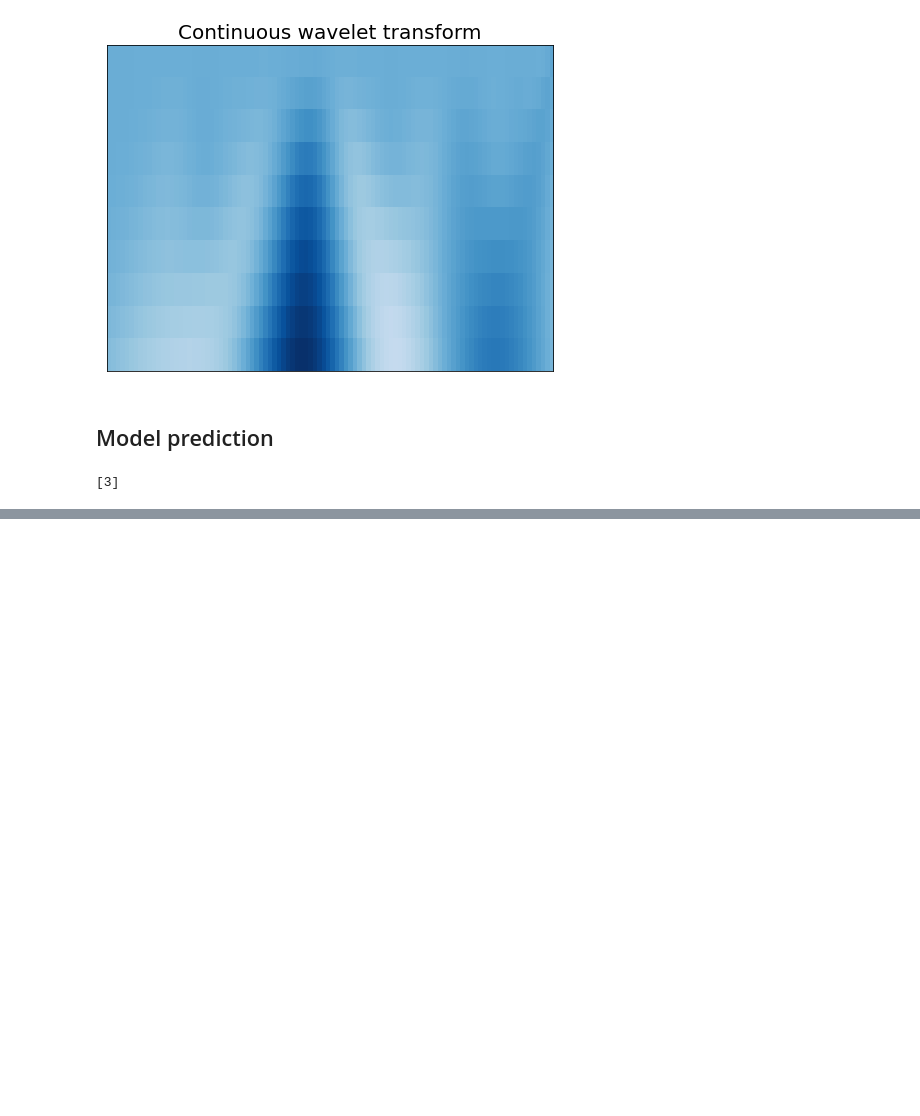
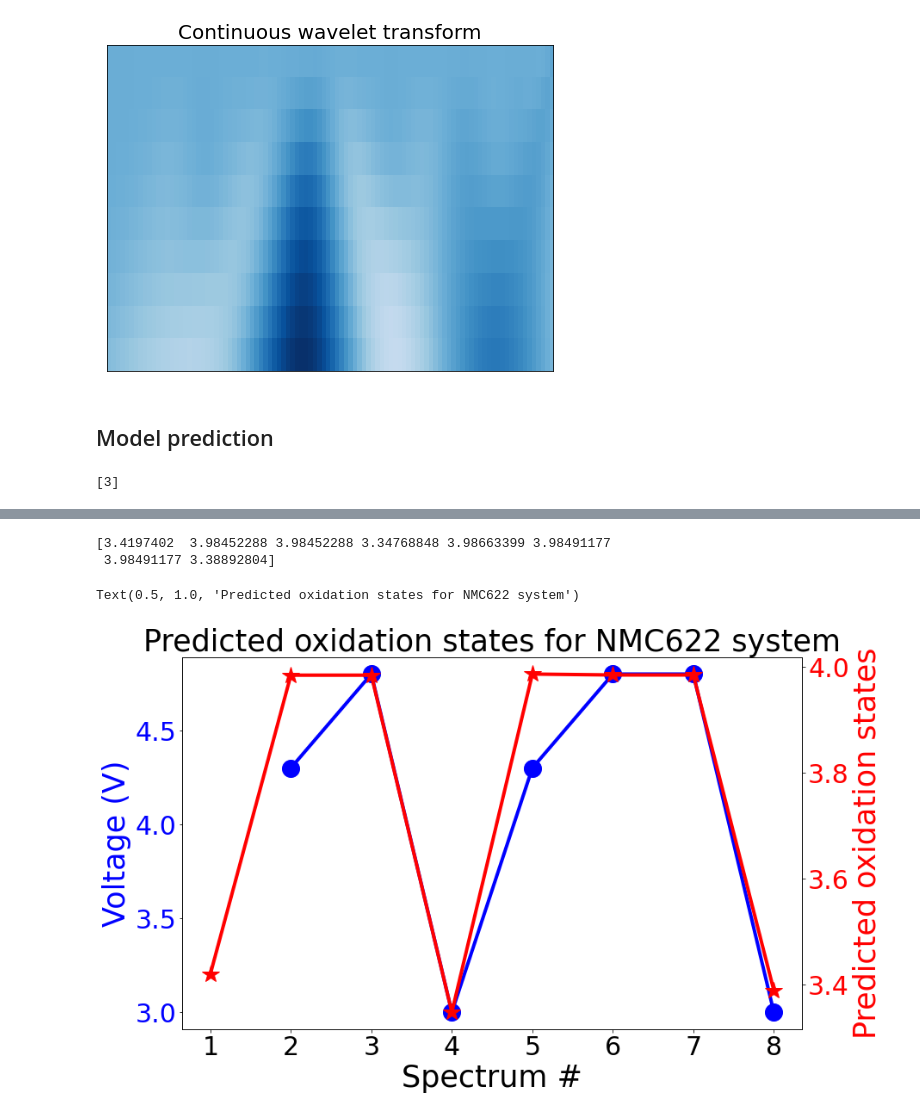
Before and after one commit to MaterialEyes/FeatureXAS, a Jupyter notebook: example/example.ipynb, the cells around one changed output, grey strips where cells are left out. Cells and saved outputs as stored; diff of their text form; code cells hidden in the pictures; blank space fills up the shorter version.

Commit message:
add experimental dataset and example

```diff
--- a/example/example.ipynb
+++ b/example/example.ipynb
@@ -125,3 +125,7 @@ result = loaded_model.predict([cdf])
 print(result)
 # %% [output]
 [3]
+# %%
+# Load experimental XAS data measured at Advanced Photon Source
+df_exp_nmc622 = pd.read_json("../dataset/nmc_exp_xas_spectrum.json").iloc[0:8,:]
+df_exp_nmc622.head(5)
@@ -127,0 +139,33 @@ print(result)
+# %%
+# Load trained random forest model for inference on experimental data and
+# predict the oxidation states from CDF features
+exp_model = pickle.load(open("../model/exp_cdf_rfr_model.pkl", 'rb'))
+result = exp_model.predict(df_exp_nmc622.loc[:,'cdf'].to_list())
+print(result)
+# %% [output]
+[3.4197402  3.98452288 3.98452288 3.34768848 3.98663399 3.98491177
+ 3.98491177 3.38892804]
+# %%
+# Visualize the results along with measured voltage
+fig = plt.figure(figsize=(10,6))
+a1 = fig.add_axes([0,0,1,1])
+a1.plot(np.arange(1,8), df_exp_nmc622['voltage'][1:], 'o-',
+        lw=4, markersize=20, color='blue', label='Voltage')
+a2 = a1.twinx()
+a2.plot(np.arange(8), result, '*-', lw=4, markersize=20, color='red', label='CDF')
+
+a1.set_ylabel('Voltage (V)', fontsize=35)
+a1.set_xlabel("Spectrum #", fontsize=35)
+a1.tick_params(axis='y', labelsize=30, labelcolor='blue')
+a1.yaxis.label.set_color('blue')
+a1.tick_params(axis='x', labelsize=30)
+a1.set_xticklabels(np.arange(0,9))
+
+a2.yaxis.label.set_color('red')
+a2.set_ylabel('Predicted oxidation states', fontsize=35)
+a2.tick_params(axis='y', labelsize=30, labelcolor='red')
+
+plt.title("Predicted oxidation states for NMC622 system", fontsize=35)
+# %% [output]
+Text(0.5, 1.0, 'Predicted oxidation states for NMC622 system')
+[figure, added]
```
Also changed, not shown: parts of 1 cell of this notebook, 3 other files.
